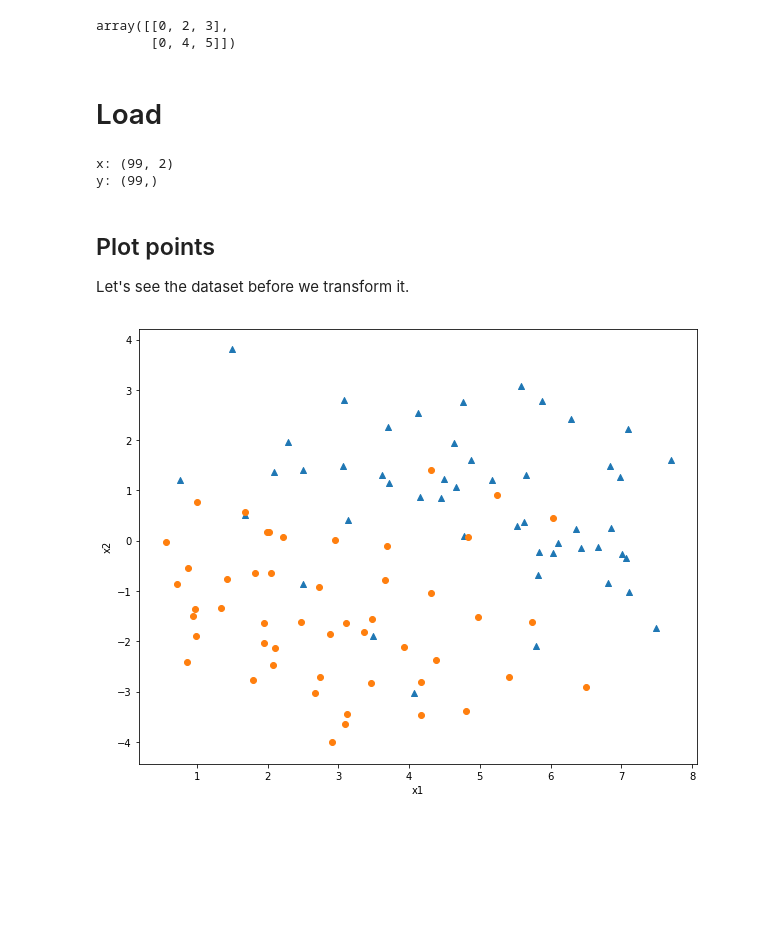
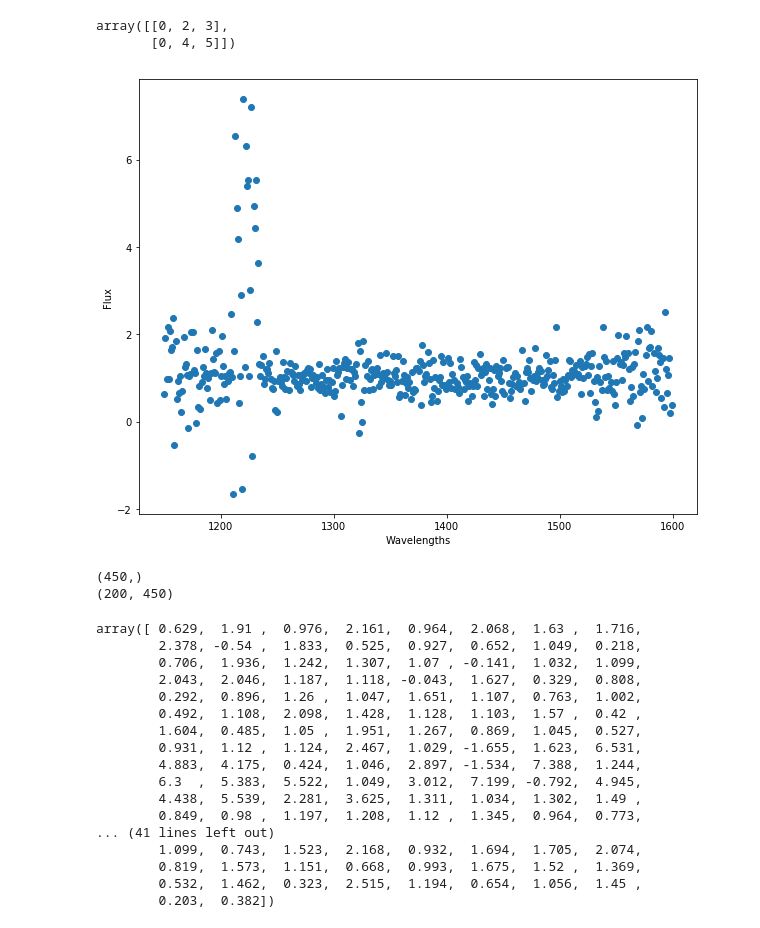
Before and after one commit to christydennison/cs229, a Jupyter notebook: pset1.5.ipynb, the cells around one changed output. Cells and saved outputs as stored; diff of their text form; code cells hidden in the pictures; blank space fills up the shorter version.

```diff
--- a/pset1.5.ipynb
+++ b/pset1.5.ipynb
@@ -34,29 +33,39 @@ np.insert(x, [0], np.zeros((x.shape[0], 1)), axis=1)
 # %% [output]
 array([[0, 2, 3],
        [0, 4, 5]])
-# %% [markdown]
-# Load
-# %%
-x = np.loadtxt('logistic_x.txt')
-y = np.loadtxt('logistic_y.txt')
-
-print("x:", x.shape)
-print("y:", y.shape)
-# %% [output]
-x: (99, 2)
-y: (99,)
-# %% [markdown]
-## Plot points
-Let's see the dataset before we transform it.
-# %%
-pos_x = x[y>0]
-neg_x = x[y<0]
-
-plt.ylabel('x2')
-plt.xlabel('x1')
-
-plt.scatter(pos_x[:,0],pos_x[:,1], marker='^')
-plt.scatter(neg_x[:,0],neg_x[:,1])
-plt.show()
-# %% [output]
-[figure, removed]
+# %%
+raw_train, raw_test, wavelengths = q.load_data()
+# %%
+plt.ylabel('Flux')
+plt.xlabel('Wavelengths')
+
+plt.scatter(wavelengths, raw_train[0])
+plt.show()
+# %% [output]
+[figure, added]
+# %%
+print(wavelengths.shape)
+print(raw_train.shape)
+# %% [output]
+(450,)
+(200, 450)
+# %%
+raw_train[0]
+# %% [output]
+array([ 0.629,  1.91 ,  0.976,  2.161,  0.964,  2.068,  1.63 ,  1.716,
+        2.378, -0.54 ,  1.833,  0.525,  0.927,  0.652,  1.049,  0.218,
+        0.706,  1.936,  1.242,  1.307,  1.07 , -0.141,  1.032,  1.099,
+        2.043,  2.046,  1.187,  1.118, -0.043,  1.627,  0.329,  0.808,
+        0.292,  0.896,  1.26 ,  1.047,  1.651,  1.107,  0.763,  1.002,
+        0.492,  1.108,  2.098,  1.428,  1.128,  1.103,  1.57 ,  0.42 ,
+        1.604,  0.485,  1.05 ,  1.951,  1.267,  0.869,  1.045,  0.527,
+        0.931,  1.12 ,  1.124,  2.467,  1.029, -1.655,  1.623,  6.531,
+        4.883,  4.175,  0.424,  1.046,  2.897, -1.534,  7.388,  1.244,
+        6.3  ,  5.383,  5.522,  1.049,  3.012,  7.199, -0.792,  4.945,
+        4.438,  5.539,  2.281,  3.625,  1.311,  1.034,  1.302,  1.49 ,
+        0.849,  0.98 ,  1.197,  1.208,  1.12 ,  1.345,  0.964,  0.773,
+... (41 lines left out)
+        1.099,  0.743,  1.523,  2.168,  0.932,  1.694,  1.705,  2.074,
+        0.819,  1.573,  1.151,  0.668,  0.993,  1.675,  1.52 ,  1.369,
+        0.532,  1.462,  0.323,  2.515,  1.194,  0.654,  1.056,  1.45 ,
+        0.203,  0.382])
```
Also changed, not shown: parts of 16 cells of this notebook, 3 other files.
